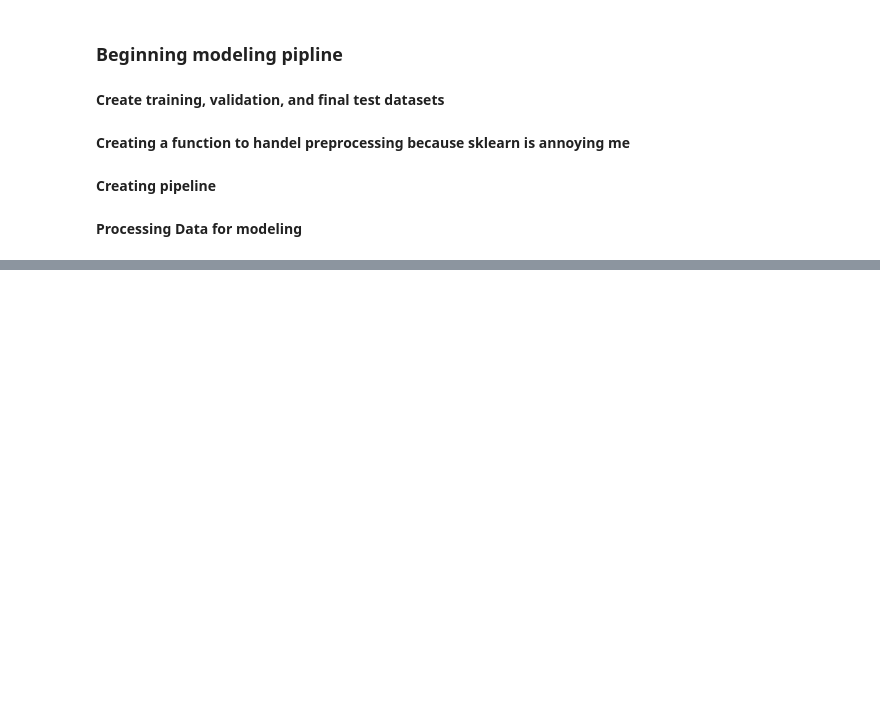
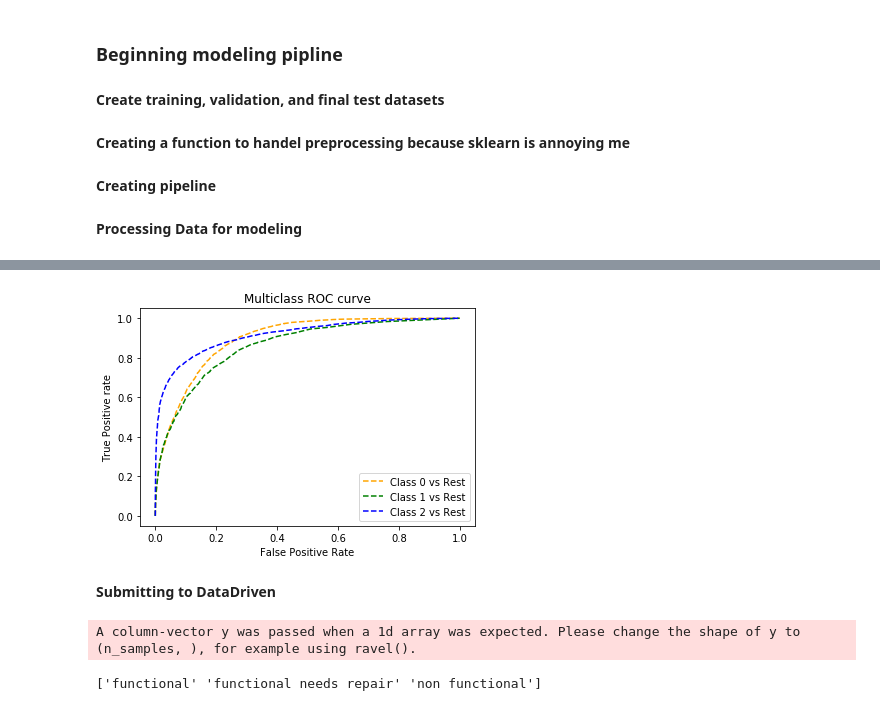
Before and after one commit to Tyler9937/Data-Science-and-Computer-Science-Fundamentals, a Jupyter notebook: Predictive Modeling/Tanzanian Ministry of Water Dataset Project/TMW Dataset Modeling.ipynb, the cells around one changed output, grey strips where cells are left out. Drawn from its saved outputs; the diff is of its cells as text; code cells hidden in the pictures; blank space fills up the shorter version.

```diff
--- a/Predictive Modeling/Tanzanian Ministry of Water Dataset Project/TMW Dataset Modeling.ipynb
+++ b/Predictive Modeling/Tanzanian Ministry of Water Dataset Project/TMW Dataset Modeling.ipynb
@@ -154,0 +347,3 @@ Validation Accuracy: Adaboost 0.7901683501683502
+# %%
+roc_yval = y_val.copy()
+roc_xval = X_val.copy()
@@ -154,0 +362,29 @@ Validation Accuracy: Adaboost 0.7901683501683502
+# %%
+# roc curve for classes
+fpr = {}
+tpr = {}
+thresh ={}
+
+n_class = 3
+
+for i in range(n_class):
+    fpr[i], tpr[i], thresh[i] = roc_curve(y_val, y_prob_pred[:,i], pos_label=i)
+
+# plotting
+plt.plot(fpr[0], tpr[0], linestyle='--',color='orange', label='Class 0 vs Rest')
+plt.plot(fpr[1], tpr[1], linestyle='--',color='green', label='Class 1 vs Rest')
+plt.plot(fpr[2], tpr[2], linestyle='--',color='blue', label='Class 2 vs Rest')
+plt.title('Multiclass ROC curve')
+plt.xlabel('False Positive Rate')
+plt.ylabel('True Positive rate')
+plt.legend(loc='best')
+plt.savefig('Multiclass ROC',dpi=300);
+# %% [output]
+[figure, added]
+# %% [markdown]
+**Submitting to DataDriven**
+# %%
+X_test, _ = data_preprocesser(X_test, y)
+# %% [output]
+A column-vector y was passed when a 1d array was expected. Please change the shape of y to (n_samples, ), for example using ravel().
+['functional' 'functional needs repair' 'non functional']
```
Also changed, not shown: parts of 26 cells of this notebook, 1 other file.
